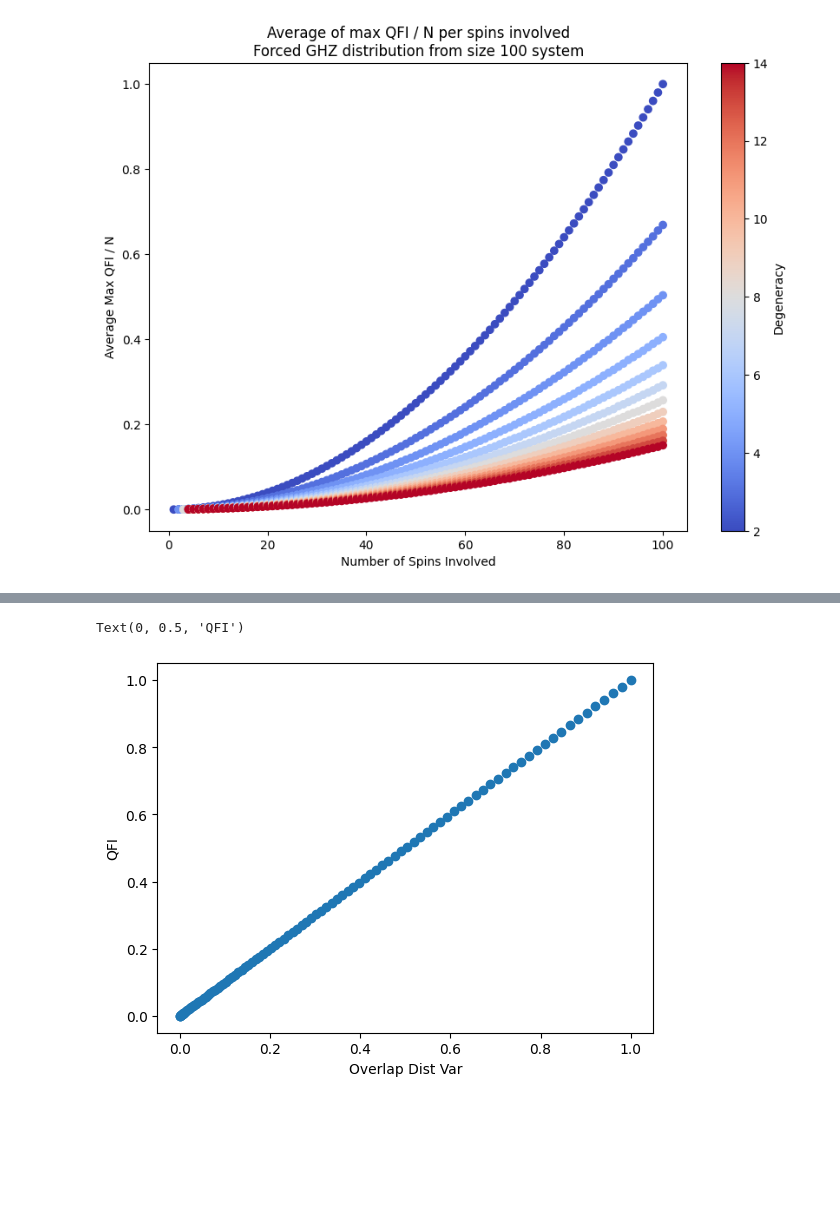
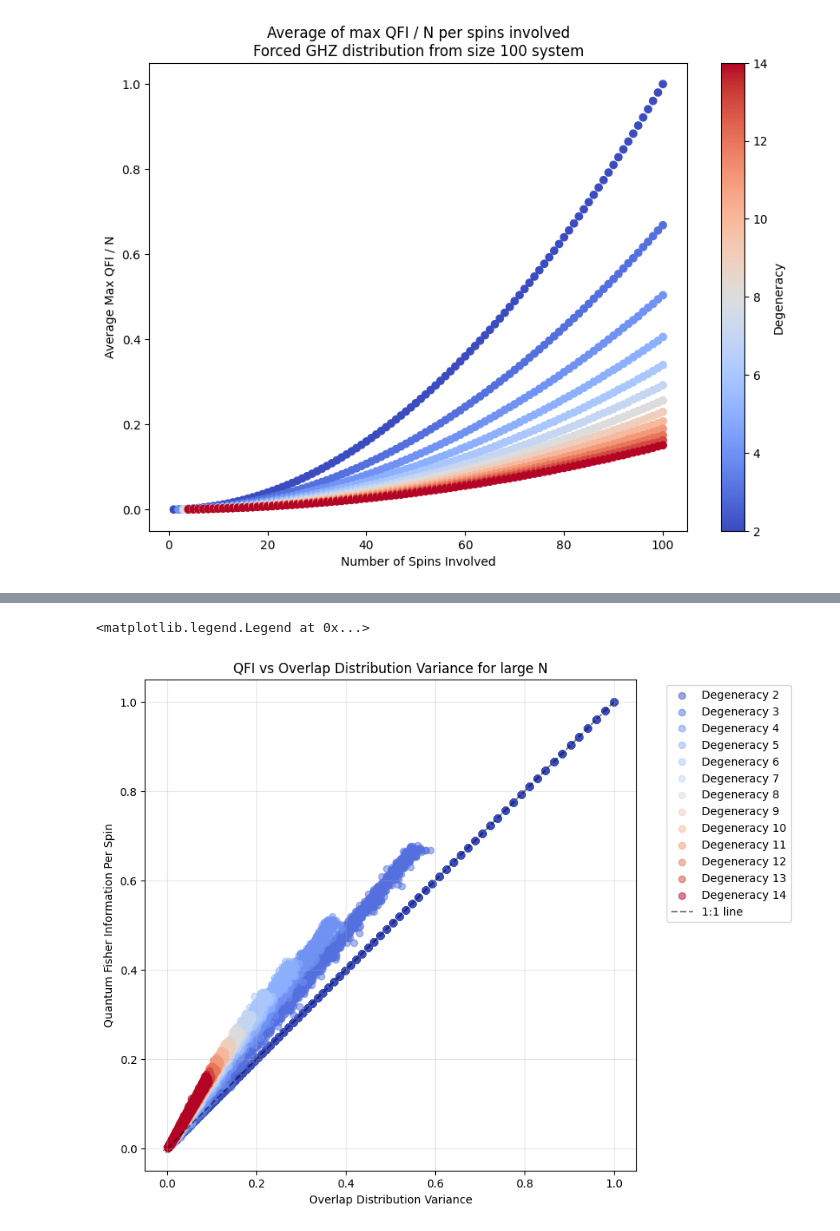
Before and after one commit to adlantz/FairSampling, a Jupyter notebook: exploration_notebooks/large_N/qfi_vs_si.ipynb, the cells around one changed output, grey strips where cells are left out. Cells and saved outputs as stored; diff of their text form; code cells hidden in the pictures; blank space fills up the shorter version.

```diff
--- a/exploration_notebooks/large_N/qfi_vs_si.ipynb
+++ b/exploration_notebooks/large_N/qfi_vs_si.ipynb
@@ -155,20 +155,41 @@ for degeneracy in range(degen_range[0], degen_range[1]):
 
 
 df_ovd = pd.DataFrame(data_list_ghz, columns=['si', 'odv', 'deg'])
-# %%
-plot_df_single_qfi = df[df['deg'] == 2].groupby('si')['qfi'].mean().reset_index()
-
-plot_df_single_ovd = df_ovd[df_ovd['deg'] == 2].groupby('si')['odv'].mean().reset_index()
-
-
-
-plt.scatter(x=plot_df_single_ovd['odv'], y =plot_df_single_qfi['qfi'])
-
-plt.plot([0,0.25], [0,0.25])
-
-plt.xlabel("Overlap Dist Var")
-
-plt.ylabel("QFI")
-# %% [output]
-Text(0, 0.5, 'QFI')
-[figure, removed]
+# %%
+from matplotlib.colors import Normalize
+
+# Create figure with room for colorbar
+plt.figure(figsize=(10, 8))
+ax = plt.gca()
+
+# Setup colormap
+cmap = plt.cm.coolwarm
+norm = Normalize(vmin=degen_range[0], vmax=degen_range[1] - 1)
+
+# Create scatter plot for each degeneracy
+for deg in df_ovd['deg'].unique():
+    mask = df_ovd['deg'] == deg
+    plt.scatter(df_ovd[mask]['odv'],
+               df[mask]['qfi'],
+               alpha=0.5,
+               color=cmap(norm(deg)),
+               label=f'Degeneracy {deg}')
+
+# Add 1:1 line
+max_val = max(df_ovd['odv'].max(), df['qfi'].max())
+plt.plot([0, max_val], [0, max_val], 'k--', alpha=0.5, label='1:1 line')
+
+# Add labels and title
+plt.xlabel('Overlap Distribution Variance')
+plt.ylabel('Quantum Fisher Information Per Spin')
+plt.title('QFI vs Overlap Distribution Variance for large N')
+
+# Make axes equal and add grid
+plt.axis('square')
+plt.grid(True, alpha=0.3)
+plt.legend(bbox_to_anchor=(1.05, 1), loc='upper left')
+
+# Add colorbar with
+# %% [output]
+<matplotlib.legend.Legend at 0x...>
+[figure, added]
```
Also changed, not shown: parts of 4 cells of this notebook, 9 other files.
